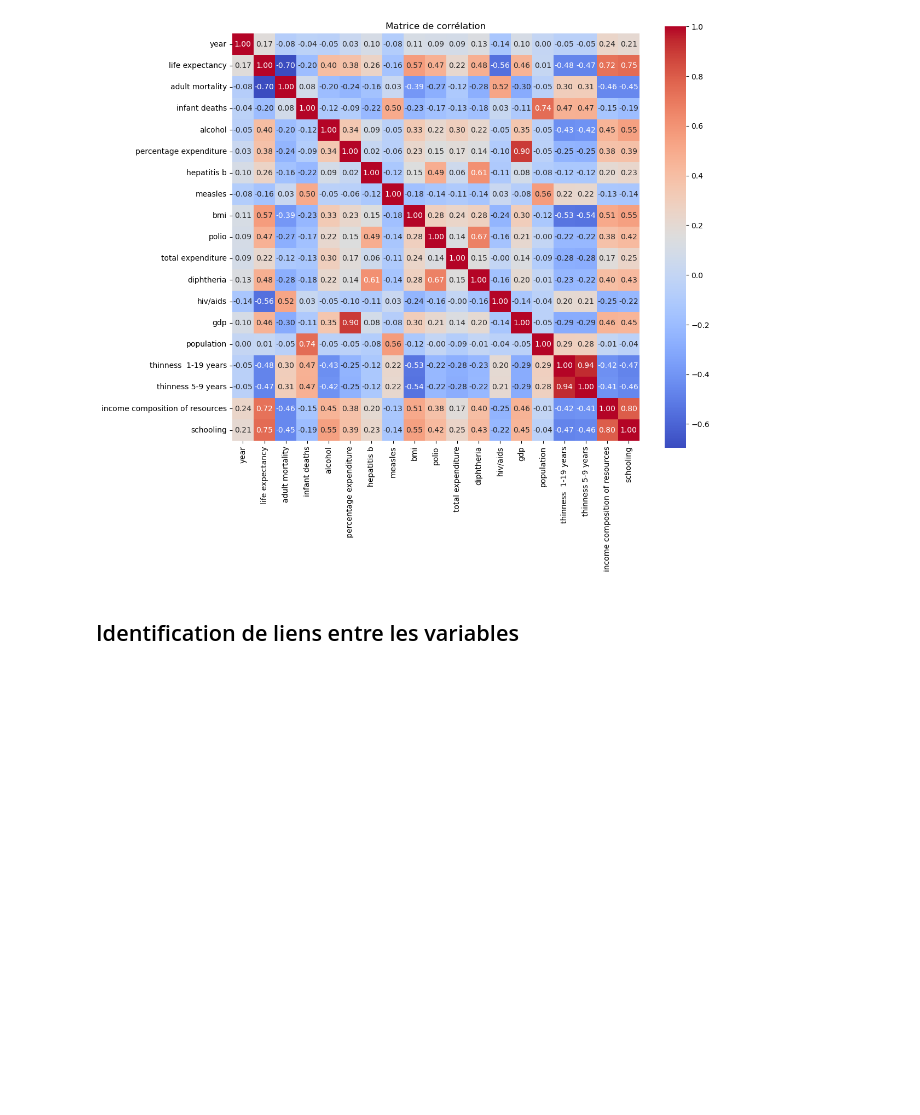
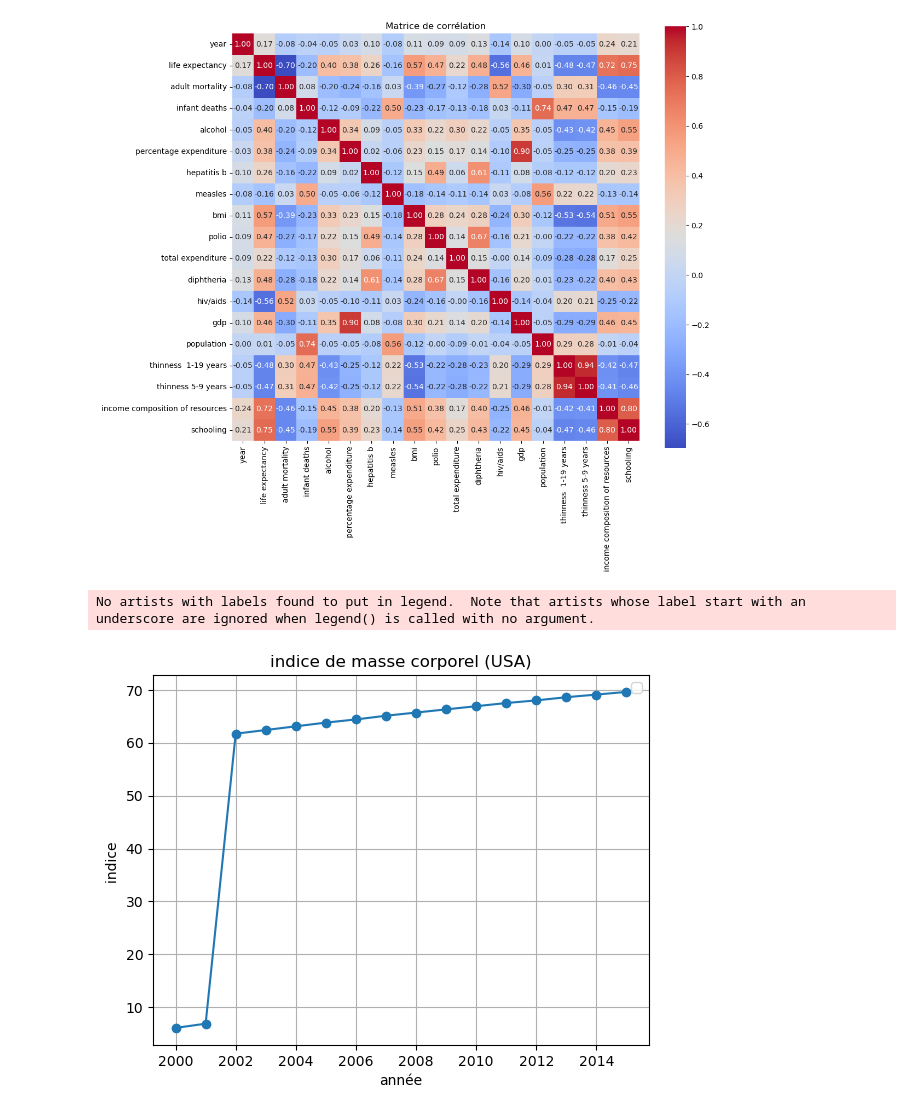
Before and after one commit to bruno-coulet/dazzle-dash, a Jupyter notebook: analyse_exploratoire.ipynb, the cells around one changed output. Cells and saved outputs as stored; diff of their text form; code cells hidden in the pictures; blank space fills up the shorter version.

Commit message:
[Ajout d'un graphe de l'indice de masse corporelle aux USA]

```diff
--- a/analyse_exploratoire.ipynb
+++ b/analyse_exploratoire.ipynb
@@ -201,5 +201,20 @@ plt.title("Matrice de corrélation")
 plt.show()
 # %% [output]
 [figure]
-# %% [markdown]
-## Identification de liens entre les variables
+# %%
+usa_bmi = df[df['country'] == 'united states of america']['bmi']
+year = df[df['country'] == 'united states of america']['year']
+
+
+plt.plot(year,usa_bmi ,  marker='o' )
+plt.title('indice de masse corporel (USA)')
+plt.xlabel('année')
+plt.ylabel('indice ')
+plt.legend()
+plt.grid(True)
+
+# Afficher le graphe
+plt.show()
+# %% [output]
+No artists with labels found to put in legend.  Note that artists whose label start with an underscore are ignored when legend() is called with no argument.
+[figure, added]
```
